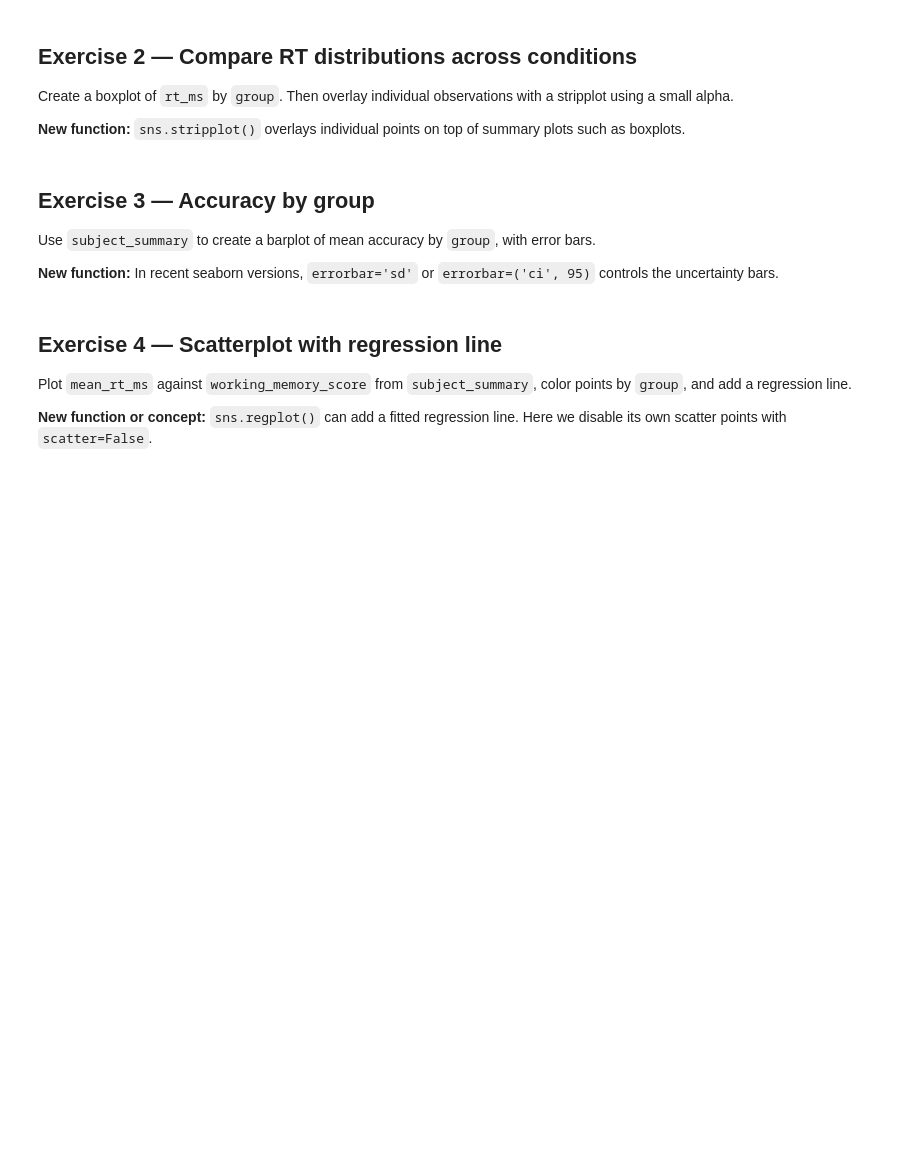
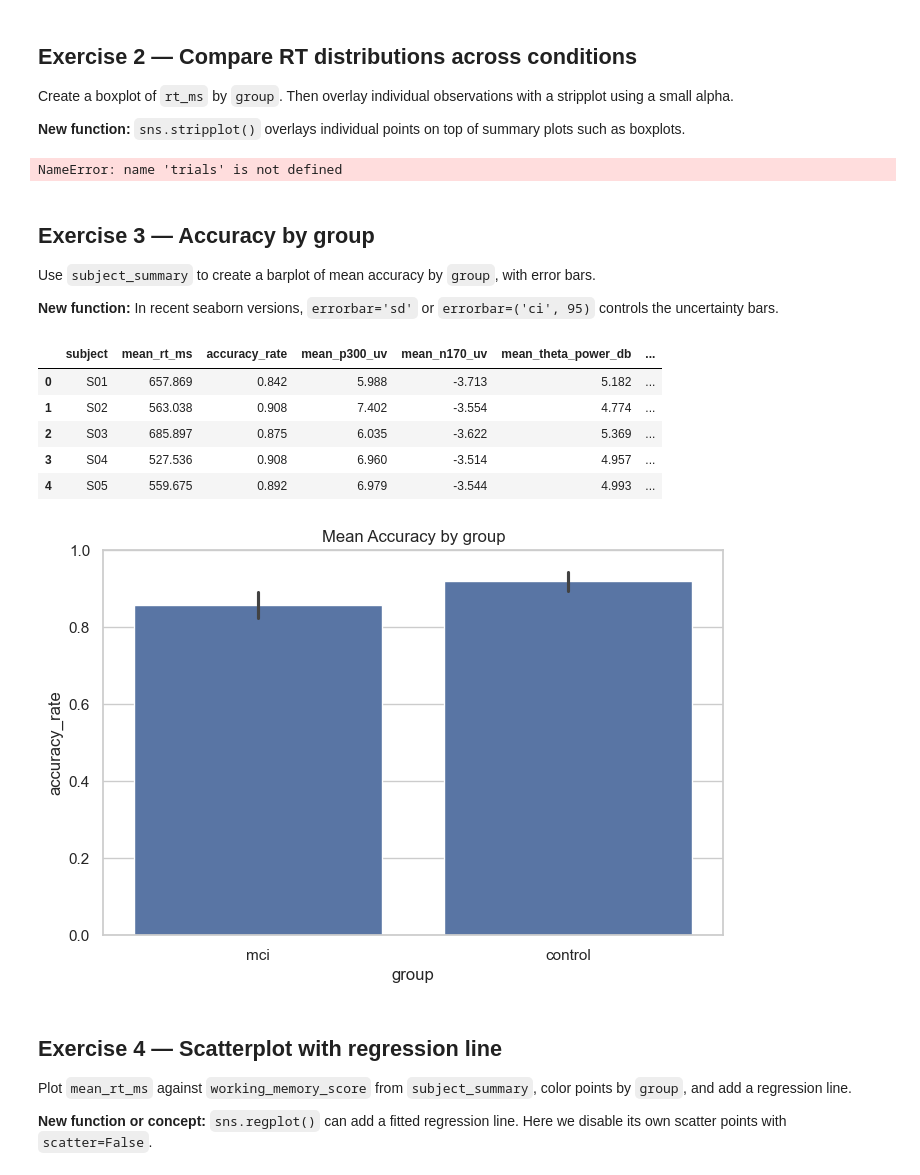
Before and after one commit to serenaraus/chick, a Jupyter notebook: Assignments/Practical_2.5_Plotting_Raus.ipynb, the cells around one changed output. Saved outputs shown, nothing was run; the diff lists cells and outputs as text; code cells hidden in the pictures; blank space fills up the shorter version.

```diff
--- a/Assignments/Practical_2.5_Plotting_Raus.ipynb
+++ b/Assignments/Practical_2.5_Plotting_Raus.ipynb
@@ -54,11 +60,16 @@ Create a boxplot of `rt_ms` by `group`. Then overlay individual observations wit
 **New function:** `sns.stripplot()` overlays individual points on top of summary plots such as boxplots.
 # %%
 # Starter code
+grouped_trials = trials.merge(subject_summary[['subject', 'group']], on='subject', how='left') # le variabili erano separate
+display(grouped_trials.head())
+
 plt.figure(figsize=(8, 5))
-sns.boxplot(data=____, x=____, y=____)
-sns.stripplot(data=____, x=____, y=____, alpha=____, jitter=True)
-plt.title(____)
+sns.boxplot(data=grouped_trials, x="group", y="rt_ms")
+sns.stripplot(data=grouped_trials, x="group", y="rt_ms", alpha=0.3, jitter = True)
+plt.title("Reaction Time distribution across groups")
 plt.show()
+# %% [output]
+NameError: name 'trials' is not defined
 # %% [markdown]
 ## Exercise 3 — Accuracy by group
 
@@ -66,12 +77,22 @@ Use `subject_summary` to create a barplot of mean accuracy by `group`, with erro
 
 **New function:** In recent seaborn versions, `errorbar='sd'` or `errorbar=('ci', 95)` controls the uncertainty bars.
 # %%
-# Hint: accuracy column is `mean_accuracy`
+display(subject_summary.head())
+
+# Hint: accuracy column is `accuracy_rate`
 plt.figure()
-sns.barplot(data=____, x=____, y=____, errorbar=____)
-plt.title(____)
-plt.ylim(____, ____)
+sns.barplot(data=subject_summary, x="group", y="accuracy_rate", errorbar="sd")
+plt.title("Mean Accuracy by group")
+plt.ylim(0, 1)
 plt.show()
+# %% [output]
+|  | subject | mean_rt_ms | accuracy_rate | mean_p300_uv | mean_n170_uv | mean_theta_power_db | ... |
+| 0 | S01 | 657.869 | 0.842 | 5.988 | -3.713 | 5.182 | ... |
+| 1 | S02 | 563.038 | 0.908 | 7.402 | -3.554 | 4.774 | ... |
+| 2 | S03 | 685.897 | 0.875 | 6.035 | -3.622 | 5.369 | ... |
+| 3 | S04 | 527.536 | 0.908 | 6.960 | -3.514 | 4.957 | ... |
+| 4 | S05 | 559.675 | 0.892 | 6.979 | -3.544 | 4.993 | ... |
+[figure, added]
 # %% [markdown]
 ## Exercise 4 — Scatterplot with regression line
 
```
Also changed, not shown: parts of 13 cells of this notebook, 13 other files.
